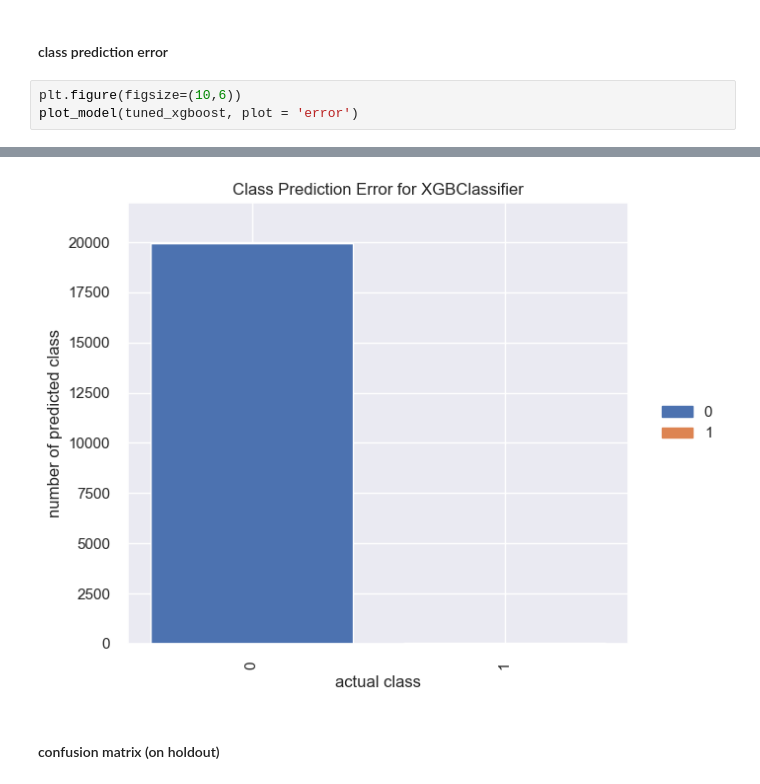
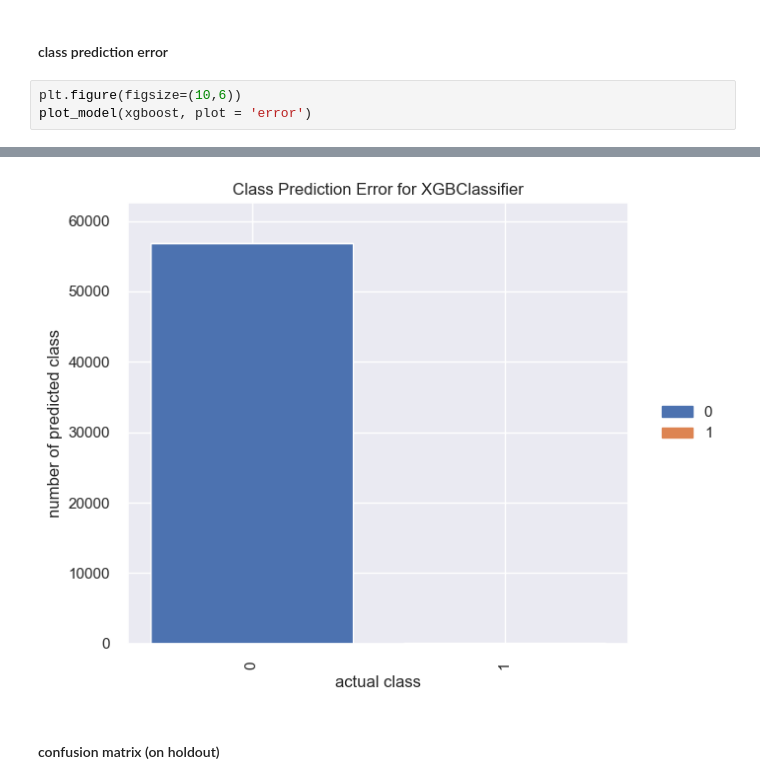
Before and after one commit to MarkEHolland/data-science, a Jupyter notebook: FraudDetection.ipynb, the cells around one changed output, grey strips where cells are left out. Saved outputs shown, nothing was run; the diff lists cells and outputs as text.

```diff
--- a/FraudDetection.ipynb
+++ b/FraudDetection.ipynb
@@ -408,10 +377,10 @@ plot_model(tuned_xgboost, use_train_data=False, plot = 'auc')
 #### class prediction error
 # %%
 plt.figure(figsize=(10,6))
-plot_model(tuned_xgboost, plot = 'error')
+plot_model(xgboost, plot = 'error')
 # %% [output]
 [interactive output not drawn]
-[figure, old version]
+[figure, new version]
 # %% [markdown]
 #### confusion matrix (on holdout)
 # %%
```
Also changed, not shown: parts of 44 cells of this notebook.
